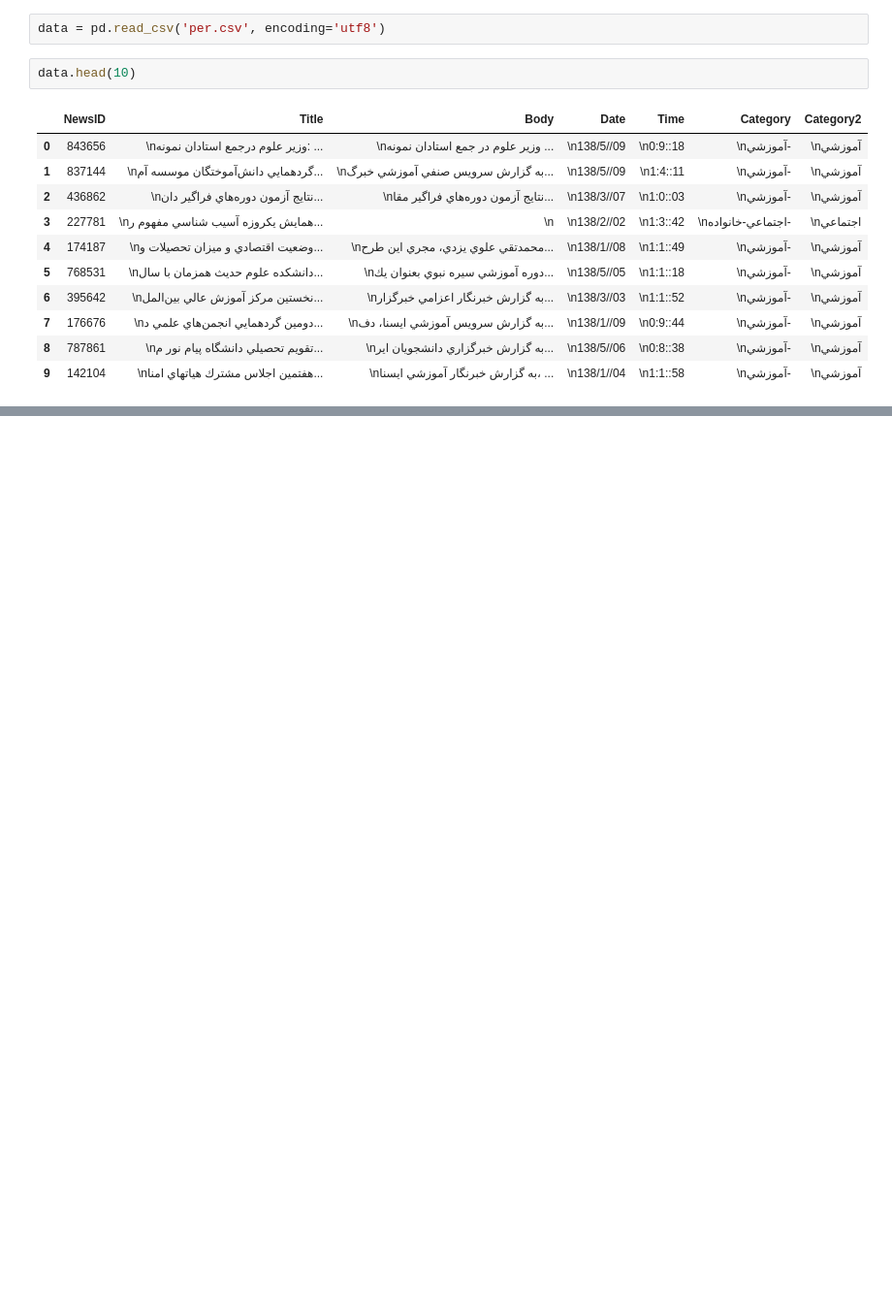
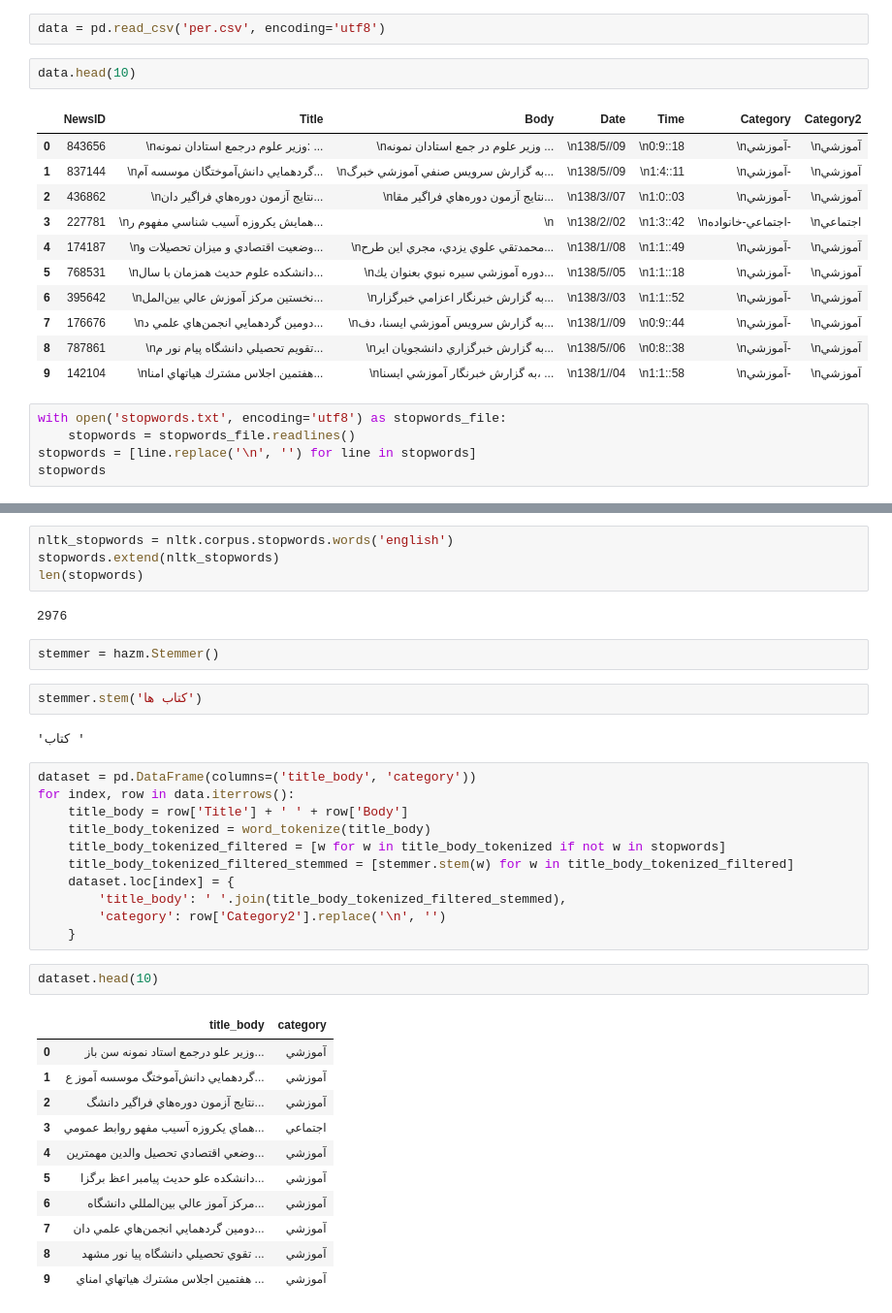
Before and after one commit to masoud533/TextMining, a Jupyter notebook: TextMining.ipynb, the cells around one changed output, grey strips where cells are left out. Shown: that part at 97% size. Cells and saved outputs as stored; diff of their text form; blank space fills up the shorter version.

```diff
--- a/TextMining.ipynb
+++ b/TextMining.ipynb
@@ -17,3 +21,8 @@ data.head(10)
 | 7 | 176676 | \nدومين گردهمايي انجمن‌هاي علمي د... | \nبه گزارش سرويس آموزشي ايسنا، دف... | \n138/1//09 | \n0:9::44 | \nآموزشي- | \nآموزشي |
 | 8 | 787861 | \nتقويم تحصيلي دانشگاه پيام نور م... | \nبه گزارش خبرگزاري دانشجويان اير... | \n138/5//06 | \n0:8::38 | \nآموزشي- | \nآموزشي |
 | 9 | 142104 | \nهفتمين اجلاس مشترك هياتهاي امنا... | \nبه گزارش خبرنگار آموزشي ايسنا، ... | \n138/1//04 | \n1:1::58 | \nآموزشي- | \nآموزشي |
+# %%
+with open('stopwords.txt', encoding='utf8') as stopwords_file:
+    stopwords = stopwords_file.readlines()
+stopwords = [line.replace('\n', '') for line in stopwords]
+stopwords
@@ -19,0 +54,37 @@ data.head(10)
+# %%
+nltk_stopwords = nltk.corpus.stopwords.words('english')
+stopwords.extend(nltk_stopwords)
+len(stopwords)
+# %% [output]
+2976
+# %%
+stemmer = hazm.Stemmer()
+# %%
+stemmer.stem('کتاب ها')
+# %% [output]
+'کتاب '
+# %%
+dataset = pd.DataFrame(columns=('title_body', 'category'))
+for index, row in data.iterrows():
+    title_body = row['Title'] + ' ' + row['Body']
+    title_body_tokenized = word_tokenize(title_body)
+    title_body_tokenized_filtered = [w for w in title_body_tokenized if not w in stopwords]
+    title_body_tokenized_filtered_stemmed = [stemmer.stem(w) for w in title_body_tokenized_filtered]
+    dataset.loc[index] = {
+        'title_body': ' '.join(title_body_tokenized_filtered_stemmed),
+        'category': row['Category2'].replace('\n', '')
+    }
+# %%
+dataset.head(10)
+# %% [output]
+|  | title_body | category |
+| 0 | وزير علو درجمع استاد نمونه سن باز... | آموزشي |
+| 1 | گردهمايي دانش‌آموختگ موسسه آموز ع... | آموزشي |
+| 2 | نتايج آزمون دوره‌هاي فراگير دانشگ... | آموزشي |
+| 3 | هماي يكروزه آسيب مفهو روابط عمومي... | اجتماعي |
+| 4 | وضعي اقتصادي تحصيل والدين مهمترين... | آموزشي |
+| 5 | دانشكده علو حديث پيامبر اعظ برگزا... | آموزشي |
+| 6 | مركز آموز عالي بين‌المللي دانشگاه... | آموزشي |
+| 7 | دومين گردهمايي انجمن‌هاي علمي دان... | آموزشي |
+| 8 | تقوي تحصيلي دانشگاه پيا نور مشهد ... | آموزشي |
+| 9 | هفتمين اجلاس مشترك هياتهاي امناي ... | آموزشي |
```
Also changed, not shown: parts of 3 cells of this notebook.
